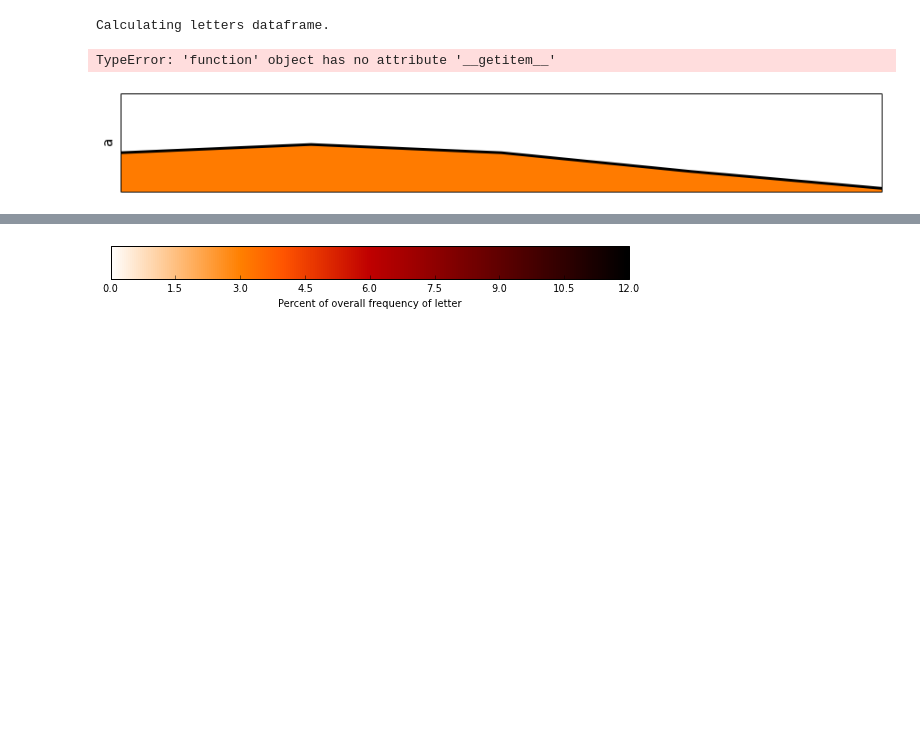
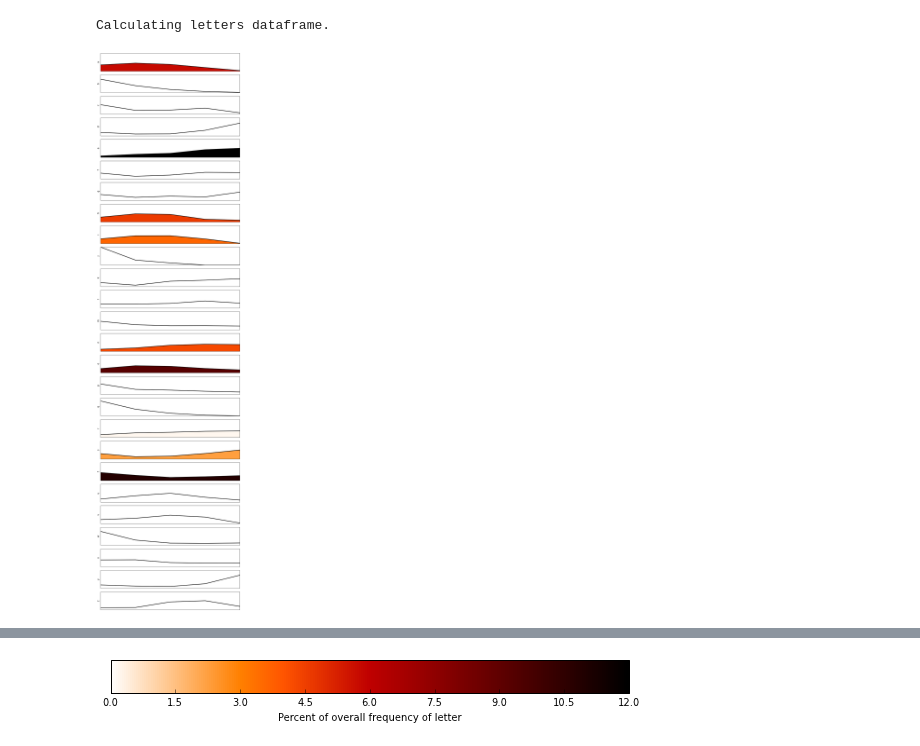
Before and after one commit to Prooffreader/word_list_tools, a Jupyter notebook: letter_distributions.ipynb, the cells around one changed output, grey strips where cells are left out. Saved outputs shown, nothing was run; the diff lists cells and outputs as text; code cells hidden in the pictures; blank space fills up the shorter version.

Commit message:
Updates to letters distribution

```diff
--- a/letter_distributions.ipynb
+++ b/letter_distributions.ipynb
@@ -13,7 +13,7 @@ word list is pandas dataframe with columns 'word' and 'freq'. Any other columns
 
 ** initial_data_munge must be run first to create pickled dataframes of word lists **
 # %%
-dataframe_base = 'brown_words' # change as needed to point to pickle
+dataframe_base = 'coha_words' # change as needed to point to pickle
 dataframe_description = 'Brown Corpus from Natural Language Toolkit'
 #dataframe_description = 'Corpus of Historical American English, Brigham Young University (Academic license)'
 
@@ -138,35 +136,38 @@ themap = plt.get_cmap('gist_heat')
 cNorm  = colors.Normalize(vmin=0, vmax=x_length)
 scalarMap = cmx.ScalarMappable(norm=cNorm, cmap=themap) #
 
+
+
+
+
+
 figure(num=None, figsize=(15, 60), dpi=150, facecolor='w', edgecolor='k')
 plt.title("Title", size=18, color='k')
 for pos in range(len(column_list)):
     ltr = column_list[pos]
     plt.subplot(len(column_list), 1, pos+1)
     plt.plot(range(x_length), letters_equal_area[ltr], color='k', linewidth = 3, label = ltr)
     # maps floats 0 to 9 to color map
-    fill_color = scalarMap.to_rgba(9 - 10*(1.0 * maxes[ltr] / overall_max))
+    fill_color = scalarMap.to_rgba(9 - 10*(1.0 * freqdict[ltr] / freqdict[max_letter]))
     plt.fill_between(range(x_length), letters_equal_area[ltr], color=fill_color, interpolate=True)
     #plt.xlim(0,x_length)
     plt.ylim(0,equal_area_max)
     #plt.xticks(scipy.arange(1880,2012,10))
     plt.tick_params(axis='x',       # changes apply to the x-axis
                     which='both',      # both major and minor ticks are affected
                     bottom='off',      # ticks along the bottom edge are off
                     top='off',         # ticks along the top edge are off
                     labelbottom='off')
     plt.tick_params(axis='y',       # changes apply to the x-axis
                     which='both',      # both major and minor ticks are affected
                     left='off',      # ticks along the bottom edge are off
                     right='off',         # ticks along the top edge are off
                     labelleft='off')
     #plt.xlabel('Year', size=15)
     plt.ylabel(ltr, size=15)
-    plt.axis["right"].set_visible(False)
-    plt.axis.
+
 plt.savefig(plot_name)
 plt.show()
 plt.close()
 # %% [output]
-TypeError: 'function' object has no attribute '__getitem__'
-[figure, old version]
+[figure, new version]
```
Also changed, not shown: parts of 5 cells of this notebook, 3 other files.
